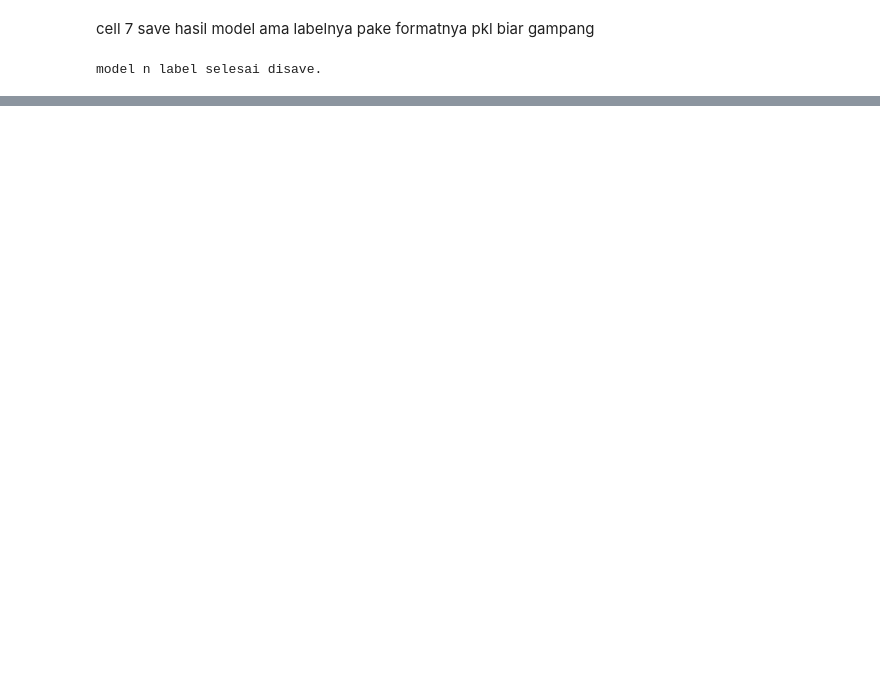
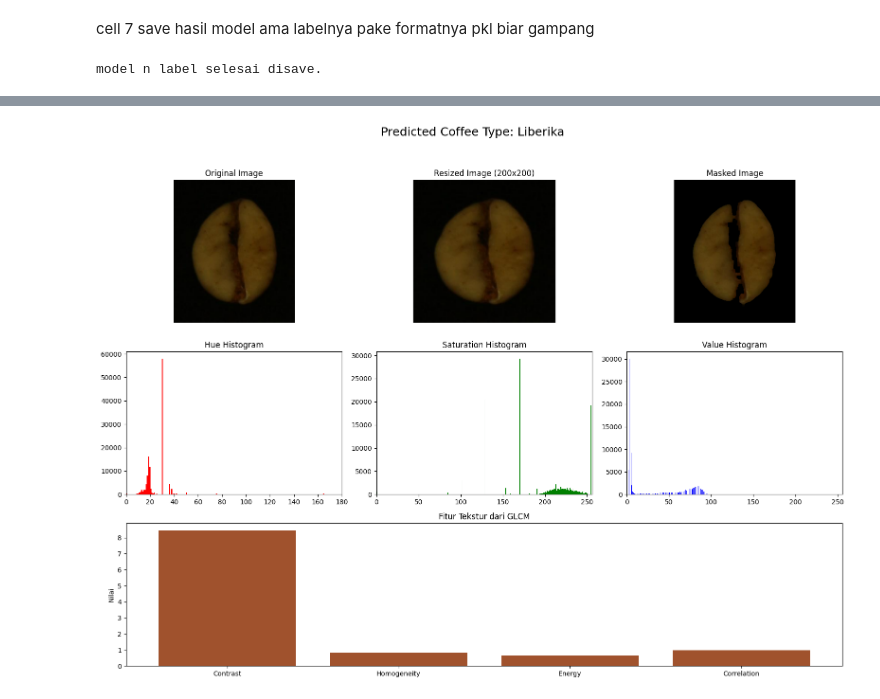
Before and after one commit to danaffani/PCD-Final-Kelompok, a Jupyter notebook: sc.ipynb, the cells around one changed output, grey strips where cells are left out. Drawn from its saved outputs; the diff is of its cells as text; code cells hidden in the pictures; blank space fills up the shorter version.

```diff
--- a/sc.ipynb
+++ b/sc.ipynb
@@ -182,0 +392,87 @@ else:
+# %%
+clf = joblib.load("coffee_classifier.pkl")
+le = joblib.load("label_encoder.pkl")
+
+def predict_single_image(image_path, clf, le):
+    img = cv2.imread(image_path)
+    if img is None:
+        print("Gambar tidak bisa dibaca.")
+        return
+
+    # Segmentasi
+    gray = preprocess(img)
+    _, _, mask = segment(gray)
+
+    # Masked image
+    masked_image = apply_mask(img, mask)
+
+    # Ekstraksi fitur
+    feats = extract_features(mask, img)
+    if feats is None:
+        print("Gagal ekstrak fitur, coba gambar lain.")
+        return
+
+    # Prediksi
+    feats = np.array(feats).reshape(1, -1)
+    pred_enc = clf.predict(feats)
+    pred_label = le.inverse_transform(pred_enc)[0]
+
+    # Konversi ke HSV
+    hsv = cv2.cvtColor(img, cv2.COLOR_BGR2HSV)
+    h, s, v = cv2.split(hsv)
+
+    # Layout
+    fig = plt.figure(figsize=(16, 12))
+
+    # Baris 1: Gambar-gambar
+    ax1 = fig.add_subplot(3, 3, 1)
+    ax1.imshow(cv2.cvtColor(img, cv2.COLOR_BGR2RGB))
+    ax1.set_title("Original Image")
+    ax1.axis('off')
+
+    ax2 = fig.add_subplot(3, 3, 2)
+    resized = cv2.resize(img, (200, 200))
+    ax2.imshow(cv2.cvtColor(resized, cv2.COLOR_BGR2RGB))
+    ax2.set_title("Resized Image (200x200)")
+    ax2.axis('off')
+
+    ax3 = fig.add_subplot(3, 3, 3)
+    ax3.imshow(cv2.cvtColor(masked_image, cv2.COLOR_BGR2RGB))
+    ax3.set_title("Masked Image")
+    ax3.axis('off')
+
+    # Baris 2: HSV histogram
+    ax4 = fig.add_subplot(3, 3, 4)
+    ax4.hist(h.ravel(), bins=180, color='r')
+    ax4.set_title("Hue Histogram")
+    ax4.set_xlim([0, 180])
+
+    ax5 = fig.add_subplot(3, 3, 5)
+    ax5.hist(s.ravel(), bins=256, color='g')
+    ax5.set_title("Saturation Histogram")
+    ax5.set_xlim([0, 256])
+
+    ax6 = fig.add_subplot(3, 3, 6)
+    ax6.hist(v.ravel(), bins=256, color='b')
+    ax6.set_title("Value Histogram")
+    ax6.set_xlim([0, 256])
+
+    # Baris 3: Tekstur
+    ax7 = fig.add_subplot(3, 1, 3)
+    texture_names = ['Contrast', 'Homogeneity', 'Energy', 'Correlation']
+    texture_values = feats.flatten()[-4:]
+    ax7.bar(texture_names, texture_values, color='sienna')
+    ax7.set_title("Fitur Tekstur dari GLCM")
+    ax7.set_ylabel("Nilai")
+
+    fig.suptitle(f"Predicted Coffee Type: {pred_label}", fontsize=18)
+    plt.tight_layout(rect=[0, 0, 1, 0.95])
+    plt.show()
+
+image_paths = glob.glob("coba*.jpg")
+if image_paths:
+    predict_single_image(image_paths[0], clf, le)
+else:
+    print("Tidak ditemukan gambar yang cocok dengan pola 'coba*.jpg'")
+# %% [output]
+[figure, added]
```
Also changed, not shown: parts of 21 cells of this notebook, 12 other files.
